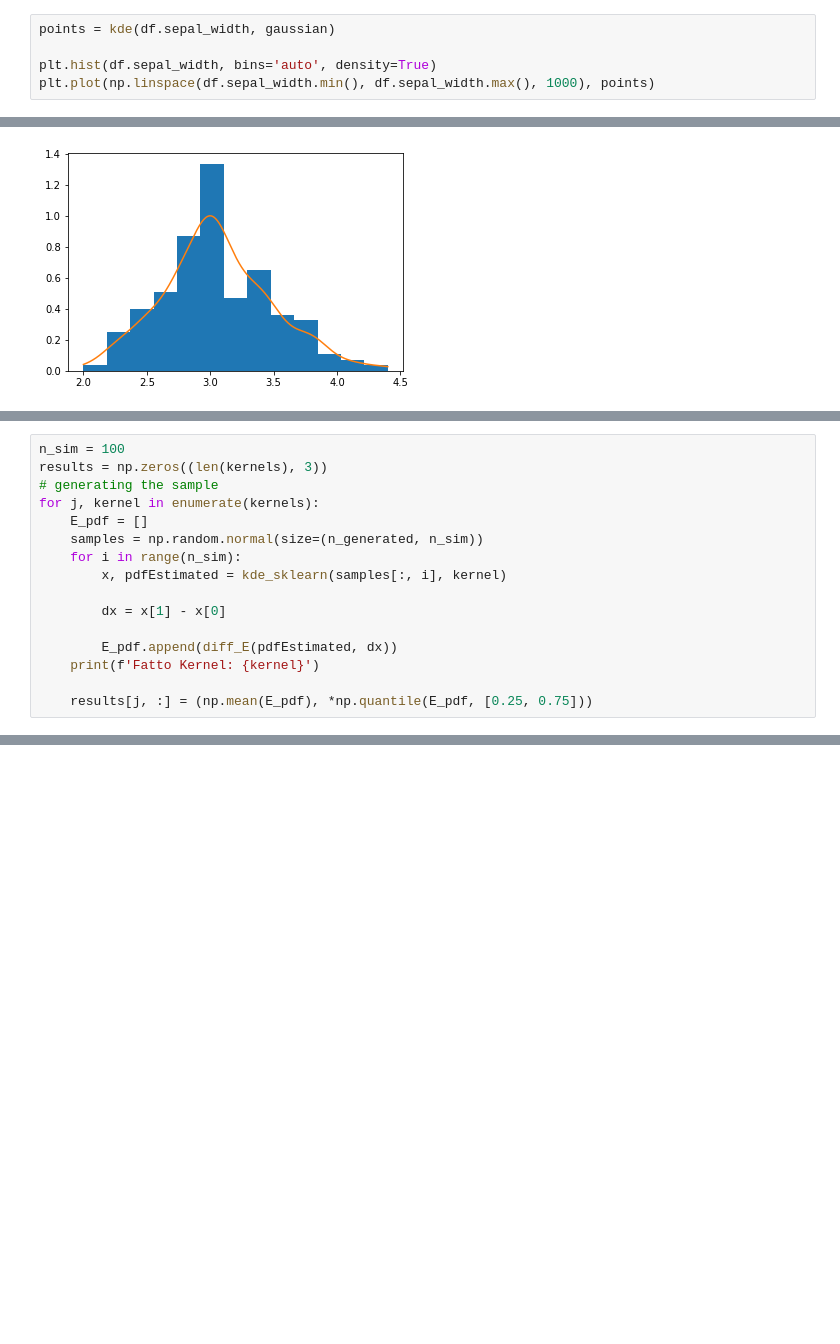
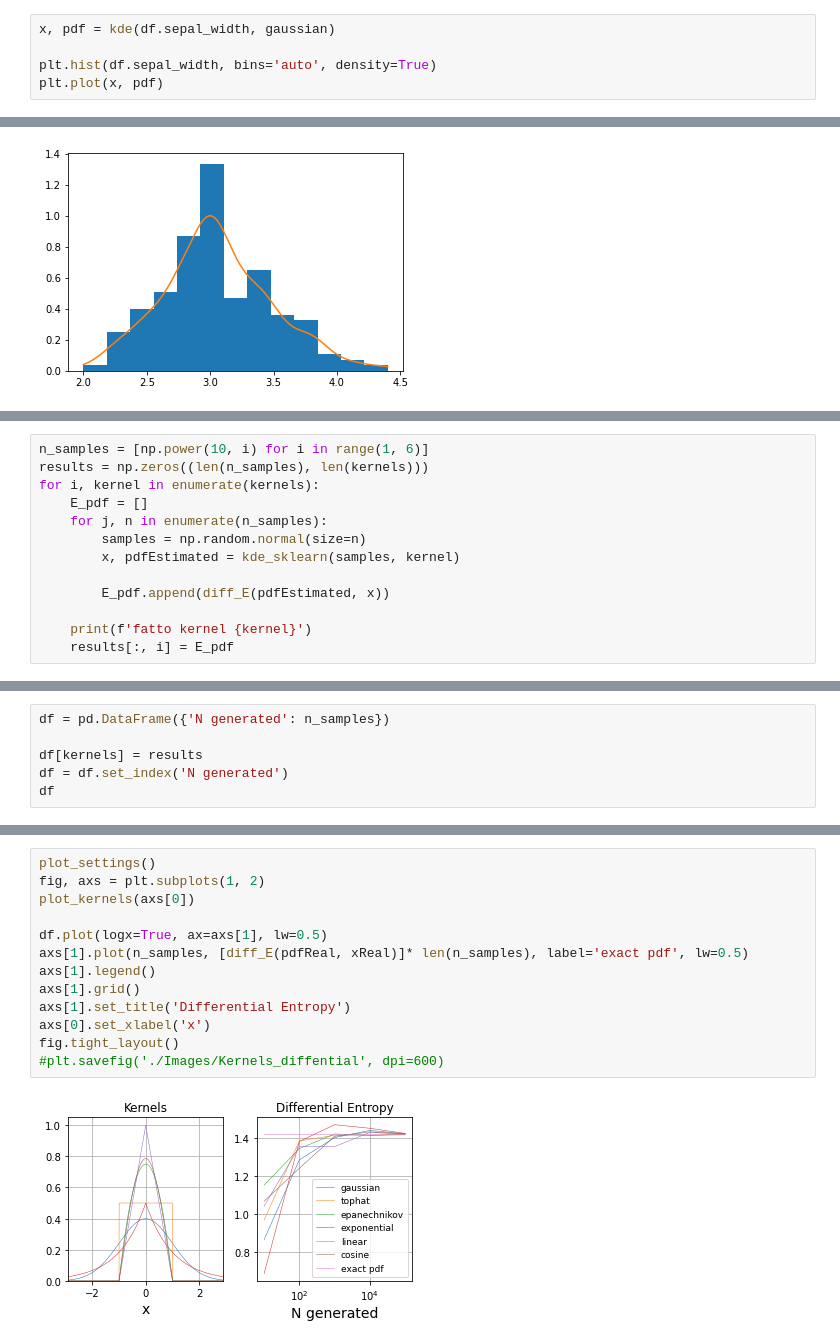
Before and after one commit to BleakHeart/Information-Theory, a Jupyter notebook: prova_kde.ipynb, the cells around one changed output, grey strips where cells are left out. Saved outputs shown, nothing was run; the diff lists cells and outputs as text; blank space fills up the shorter version.

```diff
--- a/prova_kde.ipynb
+++ b/prova_kde.ipynb
@@ -17,10 +18,10 @@ df.head()
 | 3 | 4.6 | 3.1 | 1.5 | 0.2 | setosa |
 | 4 | 5.0 | 3.6 | 1.4 | 0.2 | setosa |
 # %%
-points = kde(df.sepal_width, gaussian)
+x, pdf = kde(df.sepal_width, gaussian)
 
 plt.hist(df.sepal_width, bins='auto', density=True)
-plt.plot(np.linspace(df.sepal_width.min(), df.sepal_width.max(), 1000), points)
+plt.plot(x, pdf)
 # %% [output]
 [<matplotlib.lines.Line2D at 0x...>]
 [figure]
@@ -37,17 +39,14 @@ kernels = ['gaussian', 'tophat', 'epanechnikov', 'exponential', 'linear', 'cosin
 # %%
-n_sim = 100
-results = np.zeros((len(kernels), 3))
-# generating the sample
-for j, kernel in enumerate(kernels):
+n_samples = [np.power(10, i) for i in range(1, 6)]
+results = np.zeros((len(n_samples), len(kernels)))
+for i, kernel in enumerate(kernels):
     E_pdf = []
-    samples = np.random.normal(size=(n_generated, n_sim))
-    for i in range(n_sim):
-        x, pdfEstimated = kde_sklearn(samples[:, i], kernel)
+    for j, n in enumerate(n_samples):
+        samples = np.random.normal(size=n)
+        x, pdfEstimated = kde_sklearn(samples, kernel)
 
-        dx = x[1] - x[0]
+        E_pdf.append(diff_E(pdfEstimated, x))
 
-        E_pdf.append(diff_E(pdfEstimated, dx))
-    print(f'Fatto Kernel: {kernel}')
-
-    results[j, :] = (np.mean(E_pdf), *np.quantile(E_pdf, [0.25, 0.75]))
+    print(f'fatto kernel {kernel}')
+    results[:, i] = E_pdf
 # %% [output]
@@ -93,0 +59,6 @@ Name: Mean Entropy, dtype: float64
+# %%
+df = pd.DataFrame({'N generated': n_samples})
+
+df[kernels] = results
+df = df.set_index('N generated')
+df
@@ -93,0 +73,15 @@ Name: Mean Entropy, dtype: float64
+# %%
+plot_settings()
+fig, axs = plt.subplots(1, 2)
+plot_kernels(axs[0])
+
+df.plot(logx=True, ax=axs[1], lw=0.5)
+axs[1].plot(n_samples, [diff_E(pdfReal, xReal)]* len(n_samples), label='exact pdf', lw=0.5)
+axs[1].legend()
+axs[1].grid()
+axs[1].set_title('Differential Entropy')
+axs[0].set_xlabel('x')
+fig.tight_layout()
+#plt.savefig('./Images/Kernels_diffential', dpi=600)
+# %% [output]
+[figure, added]
```
Also changed, not shown: parts of 10 cells of this notebook, 9 other files.
